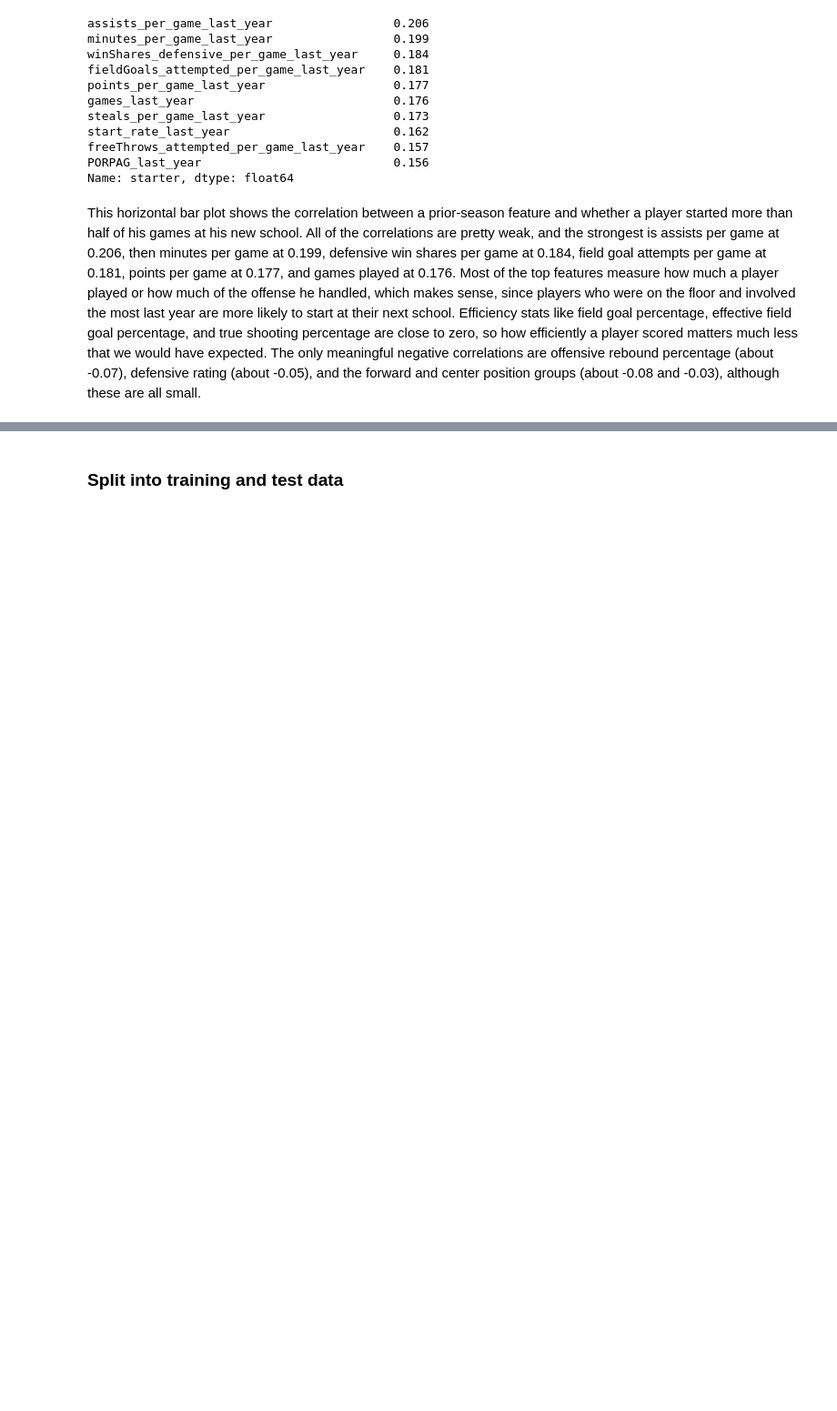
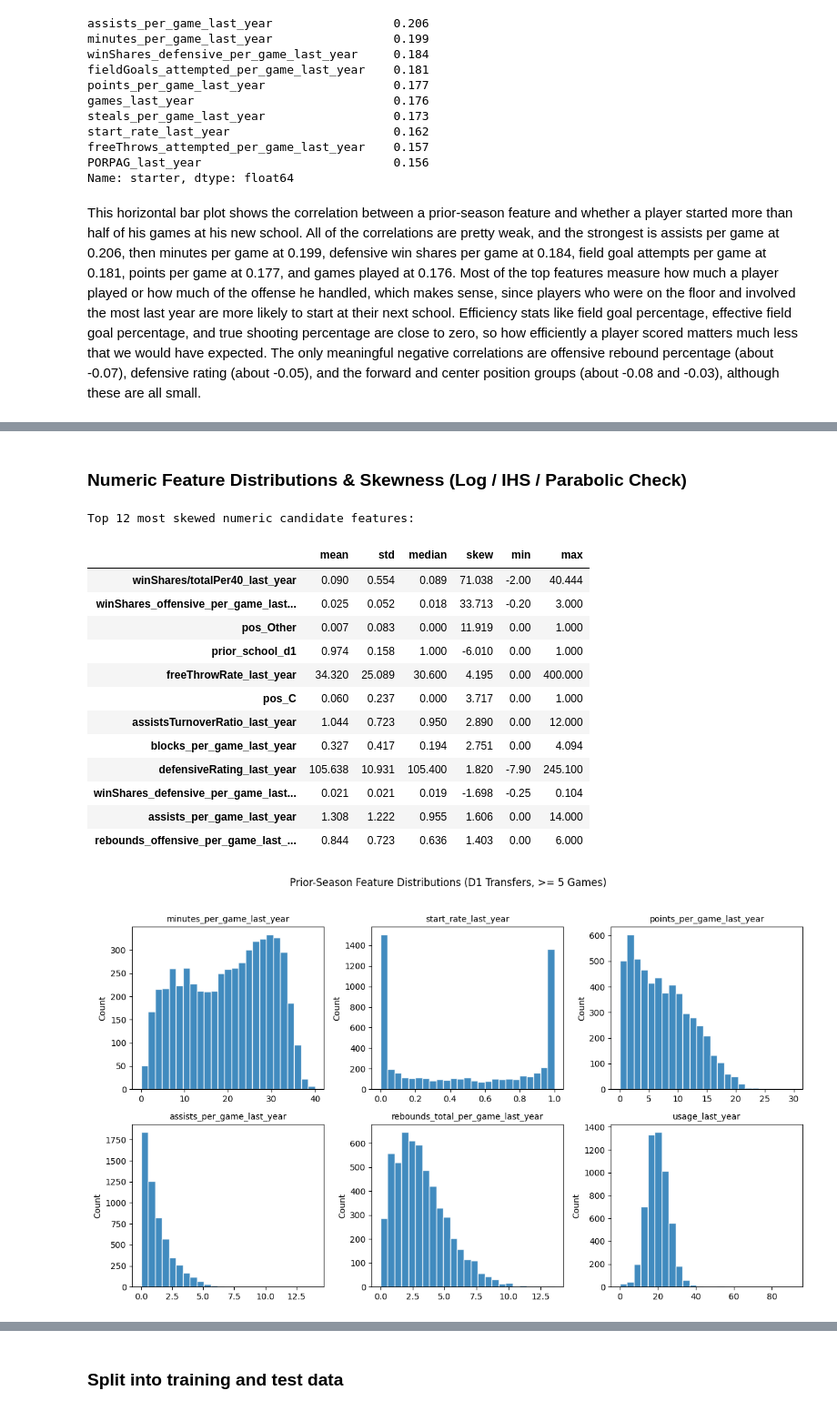
Before and after one commit to eviemcmahan/ds_3001_project_team_6, a Jupyter notebook: notebook.ipynb, the cells around one changed output, grey strips where cells are left out. Shown at 91% size. Cells and saved outputs as stored; diff of their text form; code cells hidden in the pictures; blank space fills up the shorter version.

```diff
--- a/notebook.ipynb
+++ b/notebook.ipynb
@@ -988,0 +1114,59 @@ This horizontal bar plot shows the correlation between a prior-season feature an
+# %% [markdown]
+### Numeric Feature Distributions & Skewness (Log / IHS / Parabolic Check)
+# %%
+numeric_candidates = [
+    c for c in candidate_features if pd.api.types.is_numeric_dtype(transfers_d1[c])
+]
+
+dist_summary = pd.DataFrame(
+    {
+        "mean": transfers_d1[numeric_candidates].mean(),
+        "std": transfers_d1[numeric_candidates].std(),
+        "median": transfers_d1[numeric_candidates].median(),
+        "skew": transfers_d1[numeric_candidates].skew(),
+        "min": transfers_d1[numeric_candidates].min(),
+        "max": transfers_d1[numeric_candidates].max(),
+    }
+).round(3)
+
+print("Top 12 most skewed numeric candidate features:")
+display(dist_summary.reindex(dist_summary["skew"].abs().sort_values(ascending=False).index).head(12))
+
+# Histograms of key prior-season workload & production features
+key_cols = [
+    "minutes_per_game_last_year",
+    "start_rate_last_year",
+    "points_per_game_last_year",
+    "assists_per_game_last_year",
+    "rebounds_total_per_game_last_year",
+    "usage_last_year",
+]
+available_key_cols = [c for c in key_cols if c in transfers_d1.columns]
+
+fig, axes = plt.subplots(2, 3, figsize=(12, 7))
+axes = axes.flatten()
+
+for i, col in enumerate(available_key_cols):
+    axes[i].hist(transfers_d1[col].dropna(), bins=25, edgecolor="white", alpha=0.85)
+    axes[i].set_title(col, fontsize=10)
+    axes[i].set_ylabel("Count")
+
+plt.suptitle("Prior-Season Feature Distributions (D1 Transfers, >= 5 Games)", y=1.02)
+plt.tight_layout()
+plt.show()
+# %% [output]
+Top 12 most skewed numeric candidate features:
+|  | mean | std | median | skew | min | max |
+| winShares/totalPer40_last_year | 0.090 | 0.554 | 0.089 | 71.038 | -2.00 | 40.444 |
+| winShares_offensive_per_game_last... | 0.025 | 0.052 | 0.018 | 33.713 | -0.20 | 3.000 |
+| pos_Other | 0.007 | 0.083 | 0.000 | 11.919 | 0.00 | 1.000 |
+| prior_school_d1 | 0.974 | 0.158 | 1.000 | -6.010 | 0.00 | 1.000 |
+| freeThrowRate_last_year | 34.320 | 25.089 | 30.600 | 4.195 | 0.00 | 400.000 |
+| pos_C | 0.060 | 0.237 | 0.000 | 3.717 | 0.00 | 1.000 |
+| assistsTurnoverRatio_last_year | 1.044 | 0.723 | 0.950 | 2.890 | 0.00 | 12.000 |
+| blocks_per_game_last_year | 0.327 | 0.417 | 0.194 | 2.751 | 0.00 | 4.094 |
+| defensiveRating_last_year | 105.638 | 10.931 | 105.400 | 1.820 | -7.90 | 245.100 |
+| winShares_defensive_per_game_last... | 0.021 | 0.021 | 0.019 | -1.698 | -0.25 | 0.104 |
+| assists_per_game_last_year | 1.308 | 1.222 | 0.955 | 1.606 | 0.00 | 14.000 |
+| rebounds_offensive_per_game_last_... | 0.844 | 0.723 | 0.636 | 1.403 | 0.00 | 6.000 |
+[figure, added]
```
Also changed, not shown: parts of 28 cells of this notebook.
